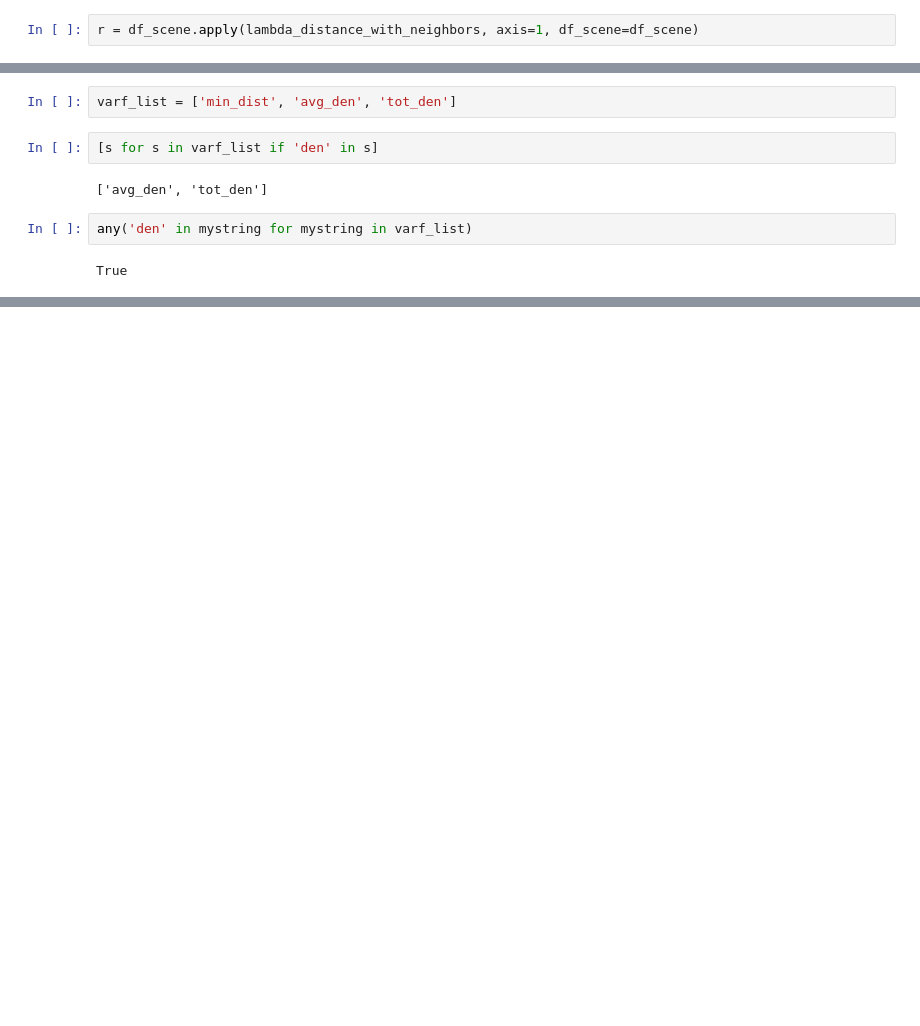
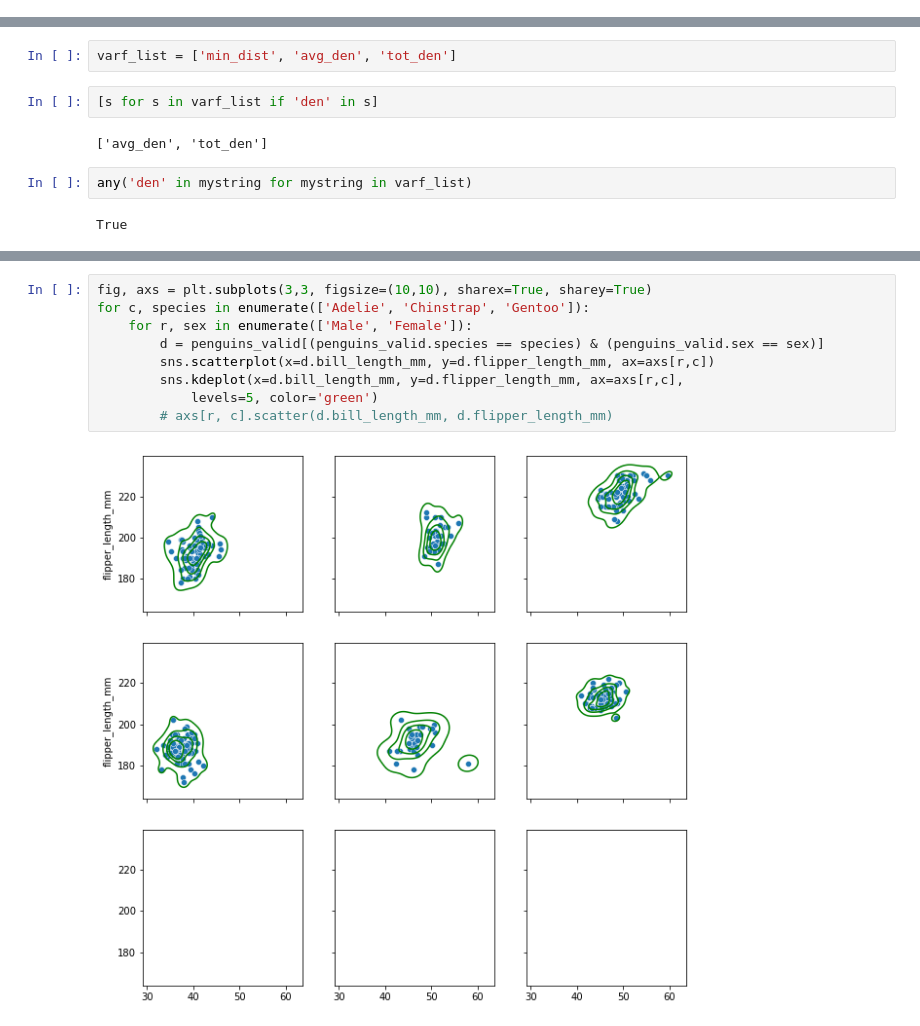
Before and after one commit to danyayay/ynet_adaptive, a Jupyter notebook: notebook/dataset.ipynb, the cells around one changed output, grey strips where cells are left out. Cells and saved outputs as stored; diff of their text form; blank space fills up the shorter version.

```diff
--- a/notebook/dataset.ipynb
+++ b/notebook/dataset.ipynb
@@ -192,2 +44,0 @@ df_scene.shape, df.shape
-# %%
-r = df_scene.apply(lambda_distance_with_neighbors, axis=1, df_scene=df_scene)
@@ -680,0 +153,11 @@ See the caveats in the documentation: https://pandas.pydata.org/pandas-docs/stab
+# %%
+fig, axs = plt.subplots(3,3, figsize=(10,10), sharex=True, sharey=True)
+for c, species in enumerate(['Adelie', 'Chinstrap', 'Gentoo']):
+    for r, sex in enumerate(['Male', 'Female']):
+        d = penguins_valid[(penguins_valid.species == species) & (penguins_valid.sex == sex)]
+        sns.scatterplot(x=d.bill_length_mm, y=d.flipper_length_mm, ax=axs[r,c])
+        sns.kdeplot(x=d.bill_length_mm, y=d.flipper_length_mm, ax=axs[r,c],
+            levels=5, color='green')
+        # axs[r, c].scatter(d.bill_length_mm, d.flipper_length_mm)
+# %% [output]
+[figure, added]
```
Also changed, not shown: parts of 72 cells of this notebook, 1 other file.
